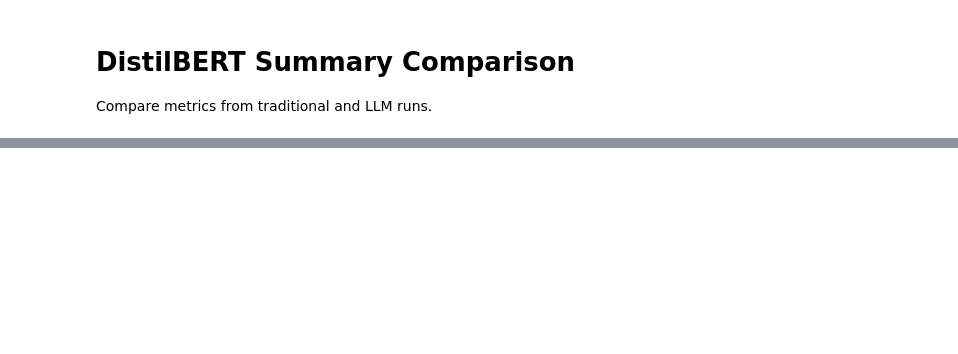
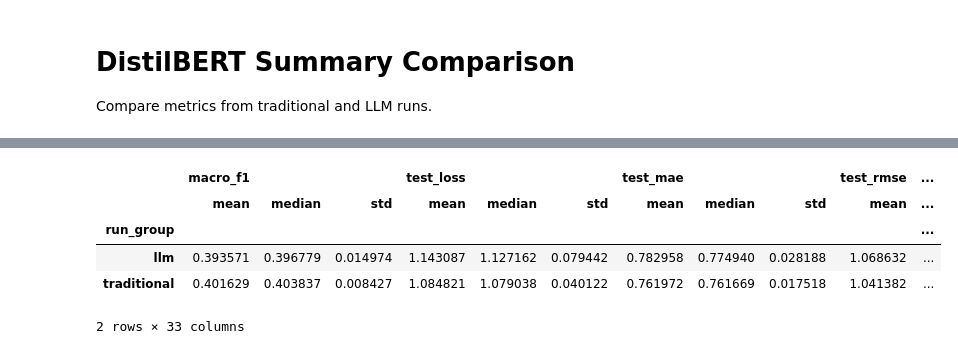
Before and after one commit to Cunyli/LLMImputation_ResearchMethodology, a Jupyter notebook: notebooks/distilbert_summary_comparison_third.ipynb, the cells around one changed output, grey strips where cells are left out. Drawn from its saved outputs; the diff is of its cells as text; code cells hidden in the pictures; blank space fills up the shorter version.

```diff
--- a/notebooks/distilbert_summary_comparison_third.ipynb
+++ b/notebooks/distilbert_summary_comparison_third.ipynb
@@ -56,0 +111,12 @@ summary
+# %%
+summary_metrics = [col for col in metric_aliases if col in df.columns and df[col].notna().any()]
+summary = (df.groupby('run_group')[summary_metrics]
+           .agg(['mean', 'median', 'std']))
+summary
+# %% [output]
+|  | macro_f1 |  |  | test_loss |  |  | test_mae |  |  | test_rmse | ... |
+|  | mean | median | std | mean | median | std | mean | median | std | mean | ... |
+| run_group |  |  |  |  |  |  |  |  |  |  | ... |
+| llm | 0.393571 | 0.396779 | 0.014974 | 1.143087 | 1.127162 | 0.079442 | 0.782958 | 0.774940 | 0.028188 | 1.068632 | ... |
+| traditional | 0.401629 | 0.403837 | 0.008427 | 1.084821 | 1.079038 | 0.040122 | 0.761972 | 0.761669 | 0.017518 | 1.041382 | ... |
+2 rows × 33 columns
```
Also changed, not shown: parts of 4 cells of this notebook.
